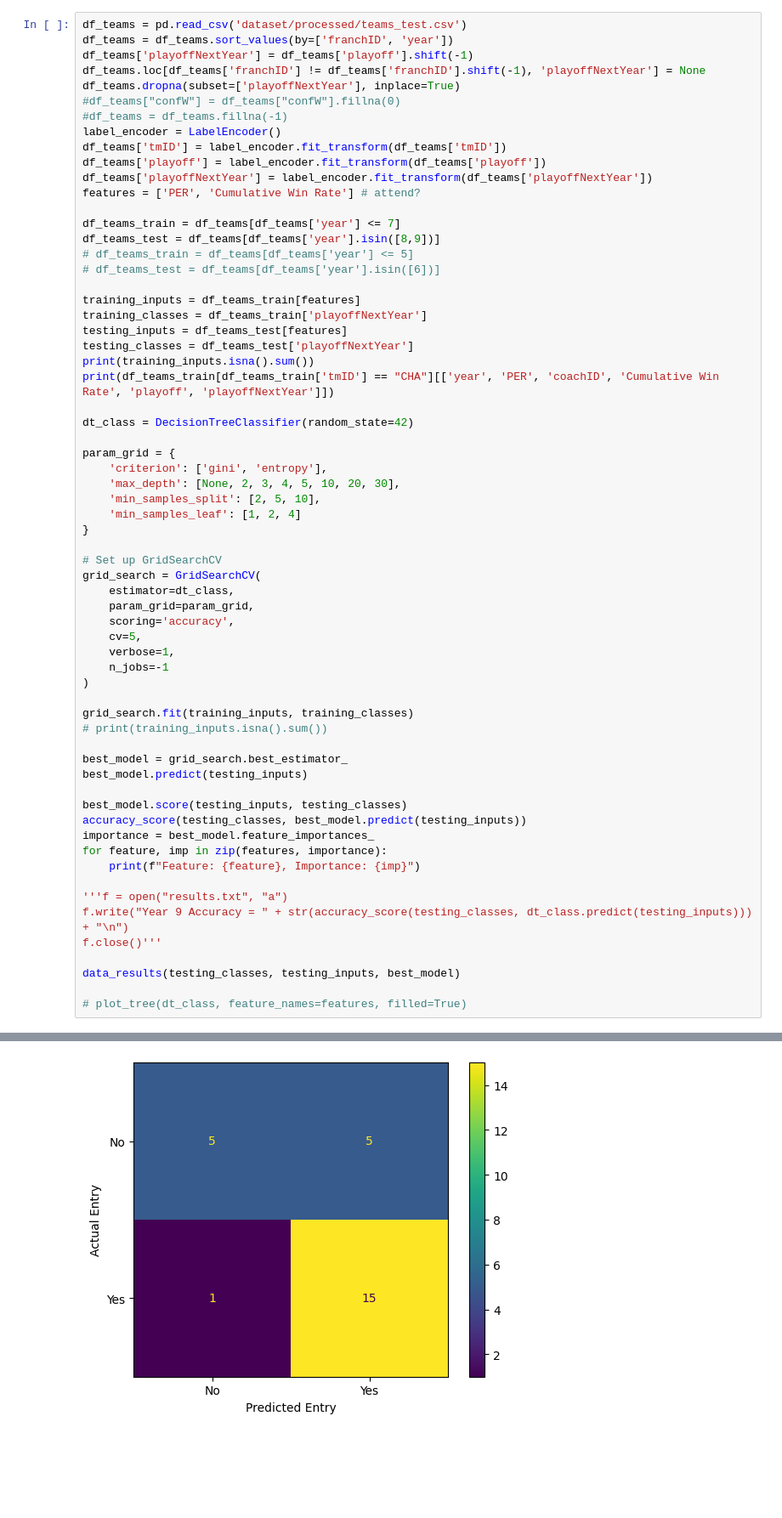
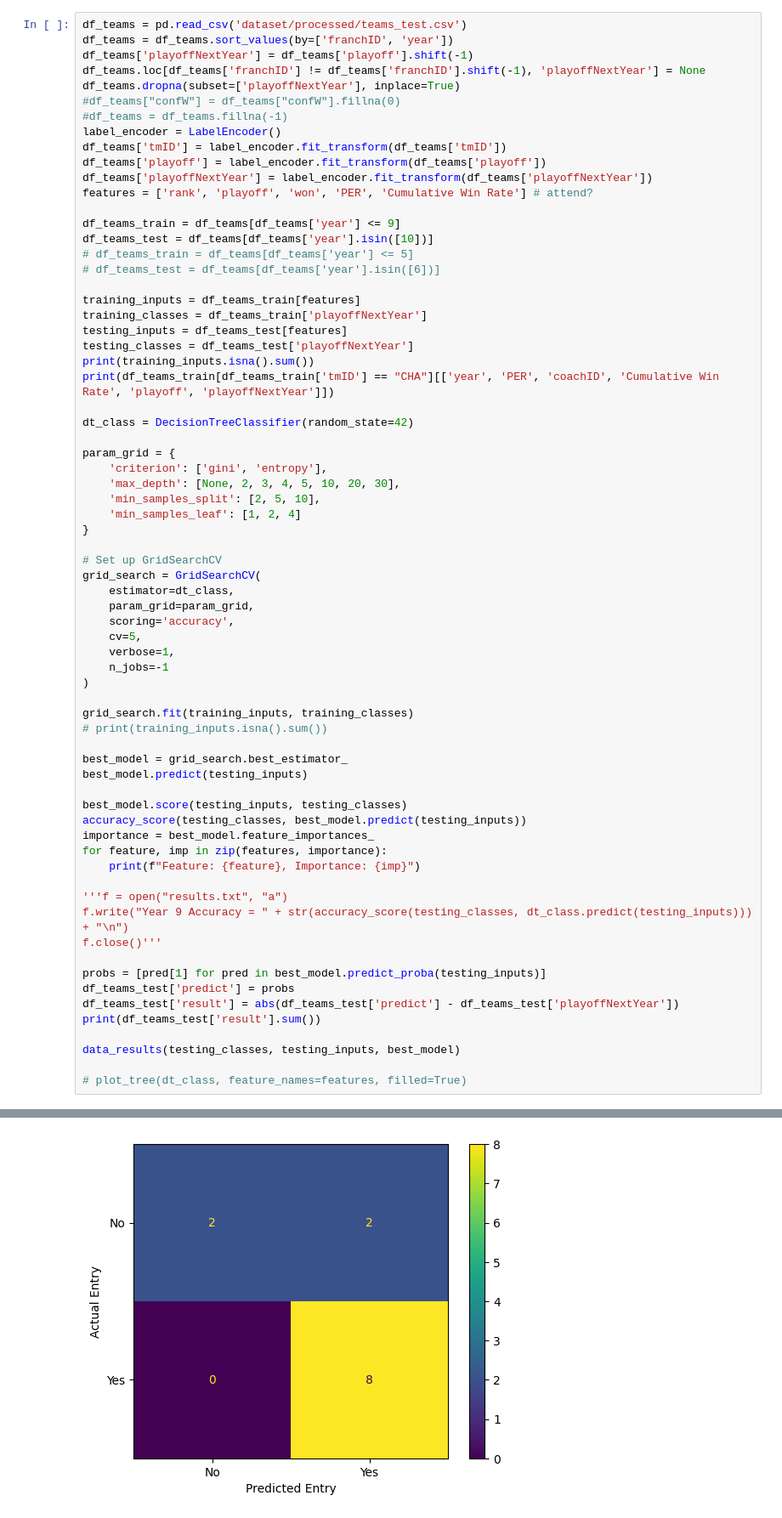
Before and after one commit to sirkotal/feup-ac, a Jupyter notebook: training.ipynb, the cells around one changed output, grey strips where cells are left out. Shown at 85% size. Cells and saved outputs as stored; diff of their text form; blank space fills up the shorter version.

Commit message:
Season 11 testing

```diff
--- a/training.ipynb
+++ b/training.ipynb
@@ -44,10 +44,10 @@ label_encoder = LabelEncoder()
 df_teams['tmID'] = label_encoder.fit_transform(df_teams['tmID'])
 df_teams['playoff'] = label_encoder.fit_transform(df_teams['playoff'])
 df_teams['playoffNextYear'] = label_encoder.fit_transform(df_teams['playoffNextYear'])
-features = ['PER', 'Cumulative Win Rate'] # attend?
+features = ['rank', 'playoff', 'won', 'PER', 'Cumulative Win Rate'] # attend?
 
-df_teams_train = df_teams[df_teams['year'] <= 7]
-df_teams_test = df_teams[df_teams['year'].isin([8,9])]
+df_teams_train = df_teams[df_teams['year'] <= 9]
+df_teams_test = df_teams[df_teams['year'].isin([10])]
 # df_teams_train = df_teams[df_teams['year'] <= 5]
 # df_teams_test = df_teams[df_teams['year'].isin([6])]
 
@@ -93,6 +93,11 @@ for feature, imp in zip(features, importance):
 f.write("Year 9 Accuracy = " + str(accuracy_score(testing_classes, dt_class.predict(testing_inputs))) + "\n")
 f.close()'''
 
+probs = [pred[1] for pred in best_model.predict_proba(testing_inputs)]
+df_teams_test['predict'] = probs
+df_teams_test['result'] = abs(df_teams_test['predict'] - df_teams_test['playoffNextYear'])
+print(df_teams_test['result'].sum())
+
 data_results(testing_classes, testing_inputs, best_model)
 
 # plot_tree(dt_class, feature_names=features, filled=True)
@@ -109 +131 @@ Feature: Cumulative Win Rate, Importance: 0.30545202396200927
-[figure, old version]
+[figure, new version]
```
Also changed, not shown: parts of 11 cells of this notebook, 5 other files.
